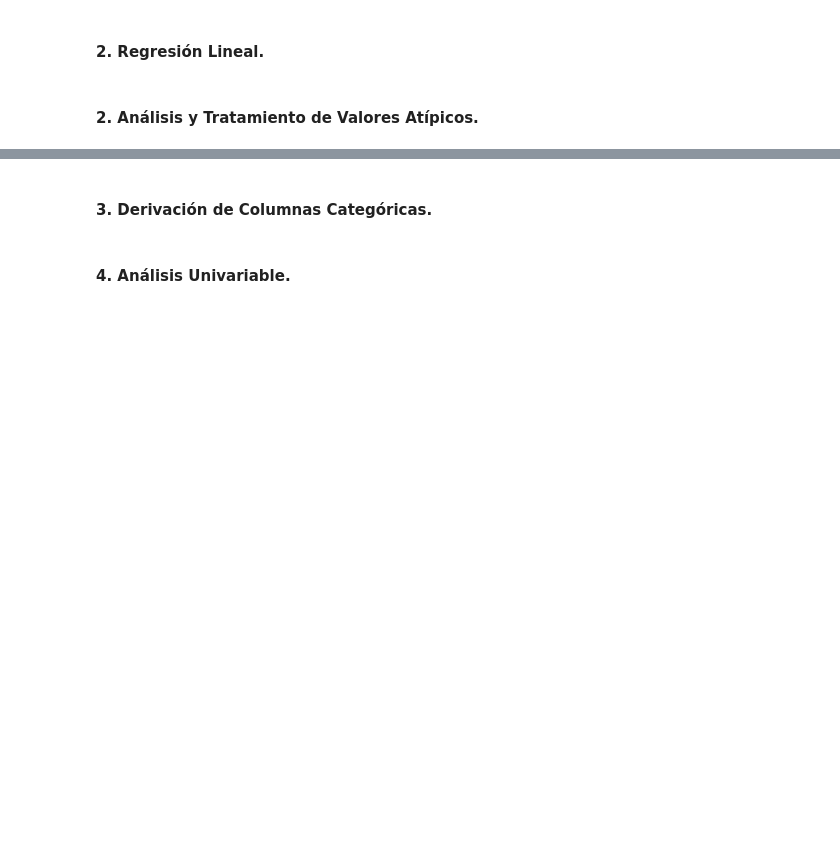
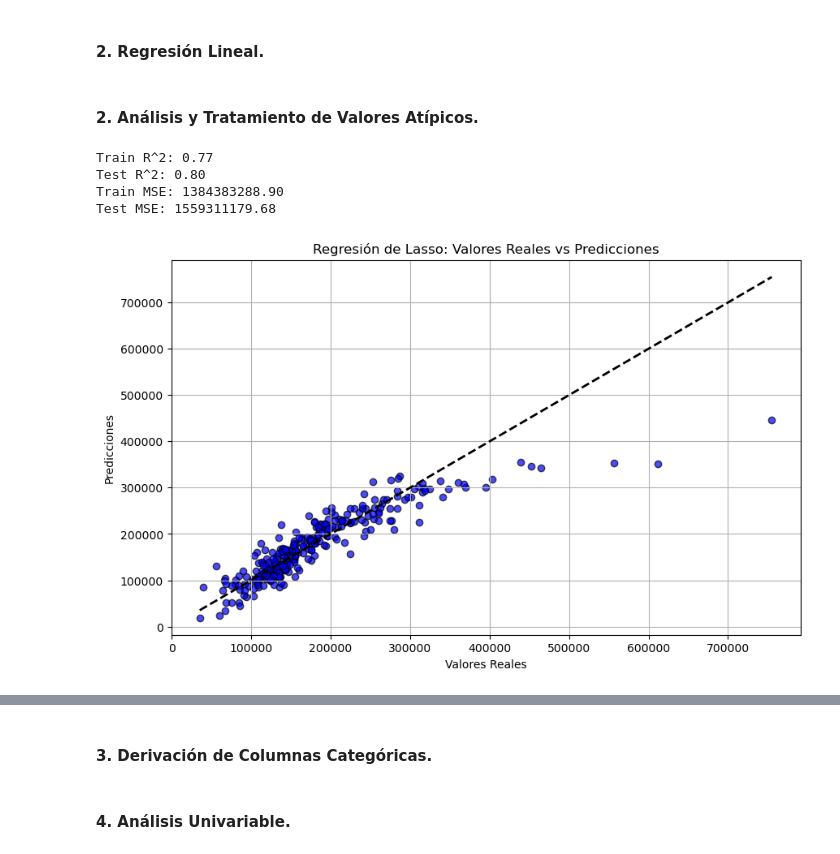
Before and after one commit to Grupo-A-Regression-and-Regularization/proyecto-1-regresion-avanzada, a Jupyter notebook: Proyecto - Regresión avanzada.ipynb, the cells around one changed output, grey strips where cells are left out. Drawn from its saved outputs; the diff is of its cells as text; code cells hidden in the pictures; blank space fills up the shorter version.

Commit message:
Agregado Modelo Lasso

```diff
--- a/Proyecto - Regresión avanzada.ipynb
+++ b/Proyecto - Regresión avanzada.ipynb
@@ -275,3 +276,61 @@ equation
 #### 2. Regresión Lineal.
 # %% [markdown]
 #### 2. Análisis y Tratamiento de Valores Atípicos.
+# %%
+# Importar Librerias Requeridas
+import numpy as np
+import pandas as pd
+import matplotlib.pyplot as plt
+import seaborn as sns
+from sklearn.linear_model import Lasso
+from sklearn.metrics import r2_score, mean_squared_error
+from sklearn.model_selection import train_test_split
+from sklearn.preprocessing import StandardScaler
+
+# Ignorar Alertas (Warnings)
+import warnings
+warnings.filterwarnings('ignore')
+
+# Definir precision del FLOAT a dos digitos.
+pd.options.display.float_format = '{:.2f}'.format
+
+# Supongamos que ya tienes X_train, X_test, y_train, y_test definidos
+# Escalar las características
+scaler = StandardScaler()
+X_train_scaled = scaler.fit_transform(X_train)
+X_test_scaled = scaler.transform(X_test)
+
+# Entrenar el modelo de regresión de Lasso
+lasso = Lasso(alpha=1.0)  # Puedes ajustar el parámetro alpha según sea necesario
+lasso.fit(X_train_scaled, y_train)
+
+# Realizar predicciones
+y_train_pred = lasso.predict(X_train_scaled)
+y_test_pred = lasso.predict(X_test_scaled)
+
+# Evaluar el modelo
+train_r2 = r2_score(y_train, y_train_pred)
+test_r2 = r2_score(y_test, y_test_pred)
+train_mse = mean_squared_error(y_train, y_train_pred)
+test_mse = mean_squared_error(y_test, y_test_pred)
+
+print(f'Train R^2: {train_r2:.2f}')
+print(f'Test R^2: {test_r2:.2f}')
+print(f'Train MSE: {train_mse:.2f}')
+print(f'Test MSE: {test_mse:.2f}')
+
+# Visualizar los resultados
+plt.figure(figsize=(10, 6))
+plt.scatter(y_test, y_test_pred, color='blue', edgecolor='k', alpha=0.7)
+plt.plot([y_test.min(), y_test.max()], [y_test.min(), y_test.max()], 'k--', lw=2)
+plt.xlabel('Valores Reales')
+plt.ylabel('Predicciones')
+plt.title('Regresión de Lasso: Valores Reales vs Predicciones')
+plt.grid(True)
+plt.show()
+# %% [output]
+Train R^2: 0.77
+Test R^2: 0.80
+Train MSE: 1384383288.90
+Test MSE: 1559311179.68
+[figure, added]
```
Also changed, not shown: parts of 4 cells of this notebook.
